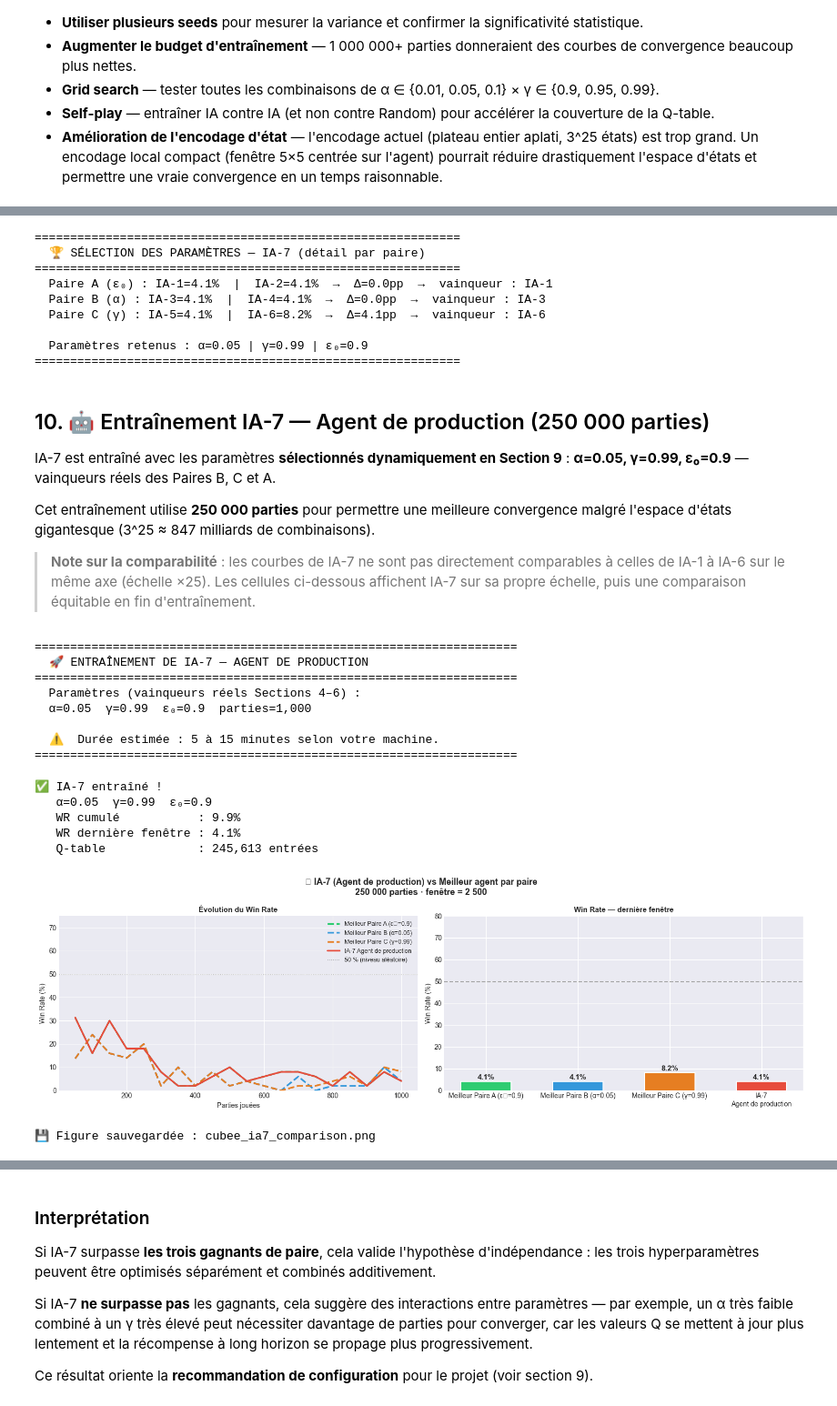
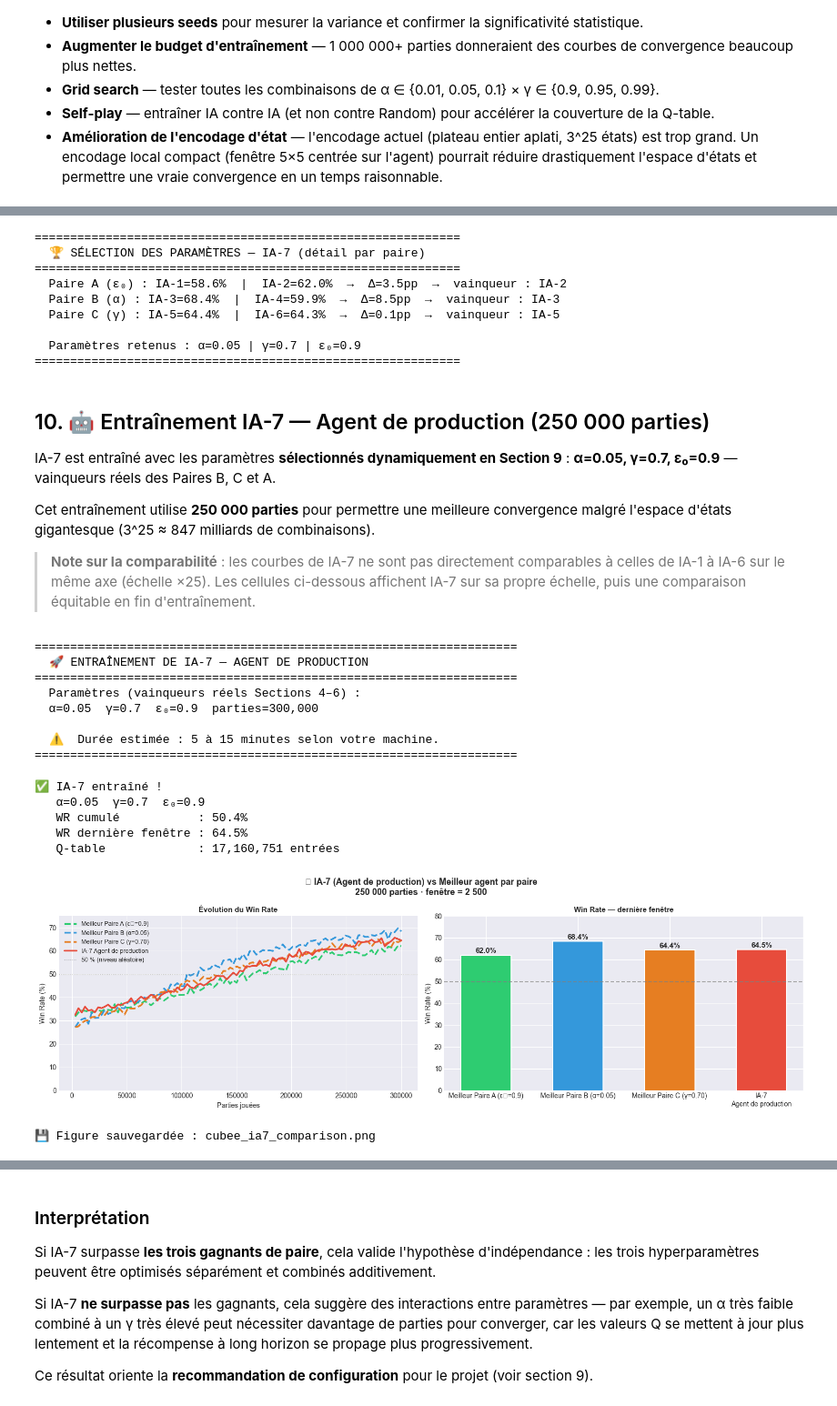
Before and after one commit to VVZ-Data/Projet_IA, a Jupyter notebook: cubee_training_analysis.ipynb, the cells around one changed output, grey strips where cells are left out. Shown at 91% size. Saved outputs shown, nothing was run; the diff lists cells and outputs as text; code cells hidden in the pictures.

```diff
--- a/cubee_training_analysis.ipynb
+++ b/cubee_training_analysis.ipynb
@@ -193,7 +193,7 @@ CONFIGS = [
     ('IA-6', 0.1,  0.99, 0.7),    # Paire C — γ élevé
 ]
 
-N_EPISODES = 30000   # nombre de parties par agent
+N_EPISODES = 300000   # nombre de parties par agent
 WINDOW     = 3000     # fenêtre de calcul du win rate
 
 PAIR_NAMES = ['IA-1', 'IA-2', 'IA-3', 'IA-4', 'IA-5', 'IA-6']  # agents de référence
@@ -1047,22 +1049,22 @@ print('=' * 60)
 ============================================================
   🏆 SÉLECTION DES PARAMÈTRES — IA-7 (détail par paire)
 ============================================================
-  Paire A (ε₀) : IA-1=4.1%  |  IA-2=4.1%  →  Δ=0.0pp  →  vainqueur : IA-1
-  Paire B (α) : IA-3=4.1%  |  IA-4=4.1%  →  Δ=0.0pp  →  vainqueur : IA-3
-  Paire C (γ) : IA-5=4.1%  |  IA-6=8.2%  →  Δ=4.1pp  →  vainqueur : IA-6
+  Paire A (ε₀) : IA-1=58.6%  |  IA-2=62.0%  →  Δ=3.5pp  →  vainqueur : IA-2
+  Paire B (α) : IA-3=68.4%  |  IA-4=59.9%  →  Δ=8.5pp  →  vainqueur : IA-3
+  Paire C (γ) : IA-5=64.4%  |  IA-6=64.3%  →  Δ=0.1pp  →  vainqueur : IA-5
 
-  Paramètres retenus : α=0.05 | γ=0.99 | ε₀=0.9
+  Paramètres retenus : α=0.05 | γ=0.7 | ε₀=0.9
 ============================================================
 # %%
 from IPython.display import display, Markdown as _MD
 
 # ── En-tête Section 10 (paramètres issus de Section 9) ──────────────────
-display(_MD(f"""## 10. 🤖 Entraînement IA-7 — Agent de production (250 000 parties) <a id="10"></a>
+display(_MD(f"""## 10. 🤖 Entraînement IA-7 — Agent de production (300 000 parties) <a id="10"></a>
 
 IA-7 est entraîné avec les paramètres **sélectionnés dynamiquement en Section 9** :
 **α={ALPHA_7}, γ={GAMMA_7}, ε₀={EPSILON_7}** — vainqueurs réels des Paires B, C et A.
 
-Cet entraînement utilise **250 000 parties** pour permettre une meilleure convergence
+Cet entraînement utilise **300 000 parties** pour permettre une meilleure convergence
 malgré l'espace d'états gigantesque (3^25 ≈ 847 milliards de combinaisons).
 
 > **Note sur la comparabilité** : les courbes de IA-7 ne sont pas directement comparables
@@ -1073,7 +1075,7 @@ malgré l'espace d'états gigantesque (3^25 ≈ 847 milliards de combinaisons).
 ## 10. 🤖 Entraînement IA-7 — Agent de production (250 000 parties) <a id="10"></a>
 
 IA-7 est entraîné avec les paramètres **sélectionnés dynamiquement en Section 9** :
-**α=0.05, γ=0.99, ε₀=0.9** — vainqueurs réels des Paires B, C et A.
+**α=0.05, γ=0.7, ε₀=0.9** — vainqueurs réels des Paires B, C et A.
 
 Cet entraînement utilise **250 000 parties** pour permettre une meilleure convergence
 malgré l'espace d'états gigantesque (3^25 ≈ 847 milliards de combinaisons).
@@ -1129,15 +1131,15 @@ print(f'   Q-table             : {_ag7.q_table.size:,} entrées')
   🚀 ENTRAÎNEMENT DE IA-7 — AGENT DE PRODUCTION
 ====================================================================
   Paramètres (vainqueurs réels Sections 4–6) :
-  α=0.05  γ=0.99  ε₀=0.9  parties=1,000
+  α=0.05  γ=0.7  ε₀=0.9  parties=300,000
 
   ⚠️  Durée estimée : 5 à 15 minutes selon votre machine.
 ====================================================================
 ✅ IA-7 entraîné !
-   α=0.05  γ=0.99  ε₀=0.9
-   WR cumulé           : 9.9%
-   WR dernière fenêtre : 4.1%
-   Q-table             : 245,613 entrées
+   α=0.05  γ=0.7  ε₀=0.9
+   WR cumulé           : 50.4%
+   WR dernière fenêtre : 64.5%
+   Q-table             : 17,160,751 entrées
 # %%
 # ── Comparaison IA-7 vs meilleur agent de chaque paire (dynamique) ───────
 
@@ -1160,7 +1162,7 @@ _label_c  = f'Meilleur Paire C (γ={"0.99" if _winner_c == "IA-6" else "0.70"})'
 fig, axes = plt.subplots(1, 2, figsize=(16, 5))
 fig.suptitle(
     '🤖 IA-7 (Agent de production) vs Meilleur agent par paire\n'
-    '250 000 parties · fenêtre = 2 500',
+    '300 000 parties · fenêtre = 2 500',
     fontsize=13, fontweight='bold'
 )
 
@@ -1177,34 +1179,34 @@ for name, label, color, ls in comparisons:
             color=color, lw=2.5, ls=ls, label=label)
 ax.axhline(50, color='gray', lw=1, ls=':', alpha=0.6, label='50 % (niveau aléatoire)')
 ax.set_title('Évolution du Win Rate', fontsize=11, fontweight='bold')
 ax.set_ylim(0, 75)
 ax.set_xlabel('Parties jouées')
 ax.set_ylabel('Win Rate (%)')
 ax.legend(fontsize=9)
 
 # --- Graphique droit : barres win rate final ---
 ax2 = axes[1]
 names_cmp  = [_winner_a, _winner_b, _winner_c, 'IA-7']
 labels_cmp = [_label_a, _label_b, _label_c, 'IA-7\nAgent de production']
 colors_cmp = ['#2ecc71', '#3498db', '#e67e22', '#e74c3c']
 wr_finals  = [logs[n]['win_rate'].iloc[-1] for n in names_cmp]
 
 bars = ax2.bar(labels_cmp, wr_finals, color=colors_cmp,
                edgecolor='white', linewidth=1.5, width=0.55)
 ax2.axhline(50, color='gray', lw=1.5, ls='--', alpha=0.7)
 for bar, wr in zip(bars, wr_finals):
     ax2.text(bar.get_x() + bar.get_width() / 2, bar.get_height() + 0.3,
              f'{wr:.1f}%', ha='center', va='bottom', fontsize=11, fontweight='bold')
 ax2.set_title('Win Rate — dernière fenêtre', fontsize=11, fontweight='bold')
 ax2.set_ylabel('Win Rate (%)')
 ax2.set_ylim(0, 80)
 
 plt.tight_layout()
 plt.savefig('cubee_ia7_comparison.png', dpi=150, bbox_inches='tight')
 plt.show()
 print('💾 Figure sauvegardée : cubee_ia7_comparison.png')
 # %% [output]
-[figure, old version]
+[figure, new version]
 💾 Figure sauvegardée : cubee_ia7_comparison.png
 # %%
 # ── Statistiques détaillées de IA-7 ───────────────────────────────
```
Also changed, not shown: parts of 23 cells of this notebook.
